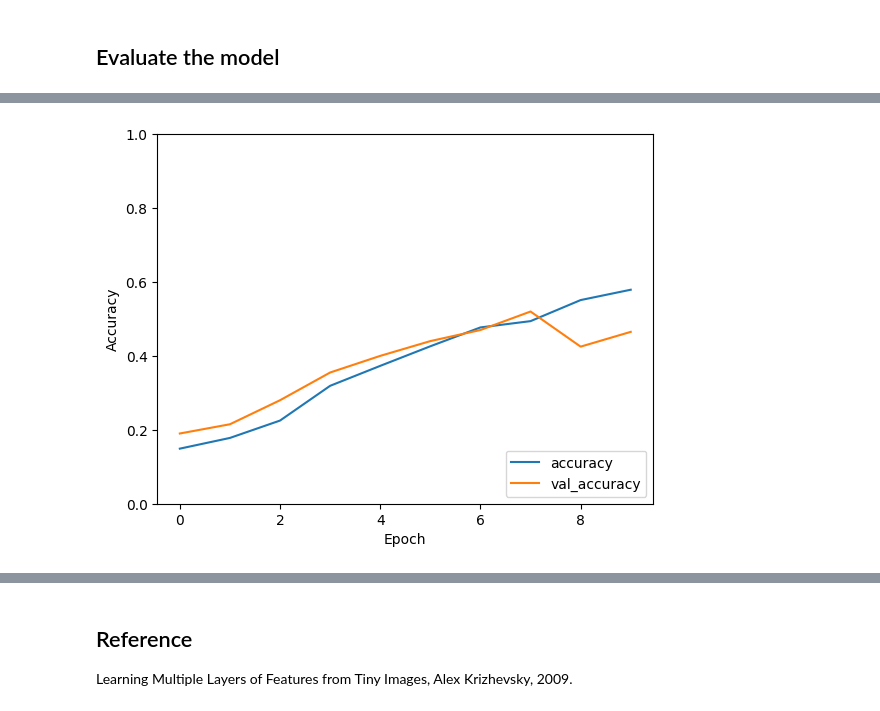
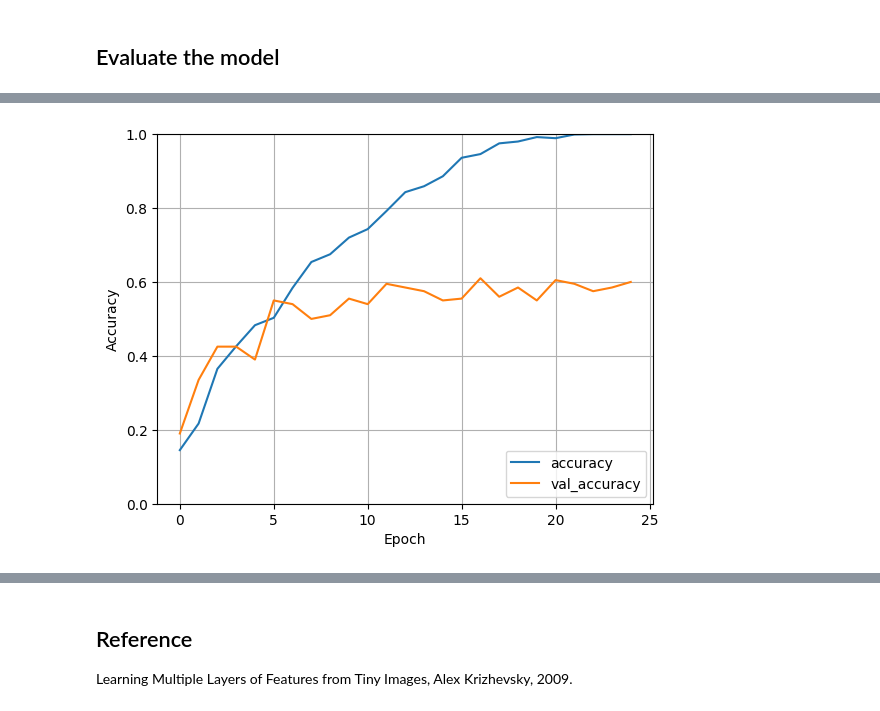
Before and after one commit to konstanyman/ItDL_HW1, a Jupyter notebook: ItDL_HW1.ipynb, the cells around one changed output, grey strips where cells are left out. Cells and saved outputs as stored; diff of their text form; code cells hidden in the pictures.

```diff
--- a/ItDL_HW1.ipynb
+++ b/ItDL_HW1.ipynb
@@ -73,14 +74,16 @@ plt.show()
 ### Convolutional base with convolutional and max pooling layers
 # %%
 model = models.Sequential()
-model.add(layers.Conv2D(64, (3, 3), activation='relu', input_shape=(32, 32, 3))) #configure input shape
+model.add(layers.Conv2D(32, (3, 3), activation='relu', input_shape=(32, 32, 3))) #configure input shape
 model.add(layers.MaxPooling2D((2, 2)))
-model.add(layers.Conv2D(64, (3, 3), activation='relu'))
+model.add(layers.Conv2DTranspose(128, (3, 3), activation='relu'))
 model.add(layers.MaxPooling2D((2, 2)))
-model.add(layers.Conv2D(64, (3, 3), activation='relu'))
+model.add(layers.Conv2D(254, (3, 3), activation='relu'))
+model.add(layers.MaxPooling2D((2, 2)))
 # %% [markdown]
 ### Inner dense layers
 # %%
 model.add(layers.Flatten())
+model.add(layers.Dense(254, activation='relu'))
 model.add(layers.Dense(64, activation='relu'))
 model.add(layers.Dense(10))
@@ -87,10 +110,12 @@ model.add(layers.Dense(10))
 # %% [markdown]
 ## Compiling and training the model
 # %%
-model.compile(optimizer='adam',
+optimizer = Nadam(learning_rate=0.001)
+
+model.compile(optimizer=optimizer,
               loss=tf.keras.losses.SparseCategoricalCrossentropy(from_logits=True),
               metrics=['accuracy'])
 
-history = model.fit(train_images, train_labels, epochs=10,
+history = model.fit(train_images, train_labels, epochs=25, batch_size=64,
                     validation_data=(test_images, test_labels))
 # %% [output]
@@ -121,6 +143,7 @@ plt.plot(history.history['accuracy'], label='accuracy')
 plt.plot(history.history['val_accuracy'], label = 'val_accuracy')
 plt.xlabel('Epoch')
 plt.ylabel('Accuracy')
+plt.grid()
 plt.ylim([0, 1])
 plt.legend(loc='lower right')
 
@@ -130,4 +153,4 @@ test_loss, test_acc = model.evaluate(test_images,  test_labels, verbose=2)
-[figure, old version]
+[figure, new version]
 # %%
 print(f"Test accuracy: {test_acc}")
 # %% [output]
```
Also changed, not shown: parts of 7 cells of this notebook.
